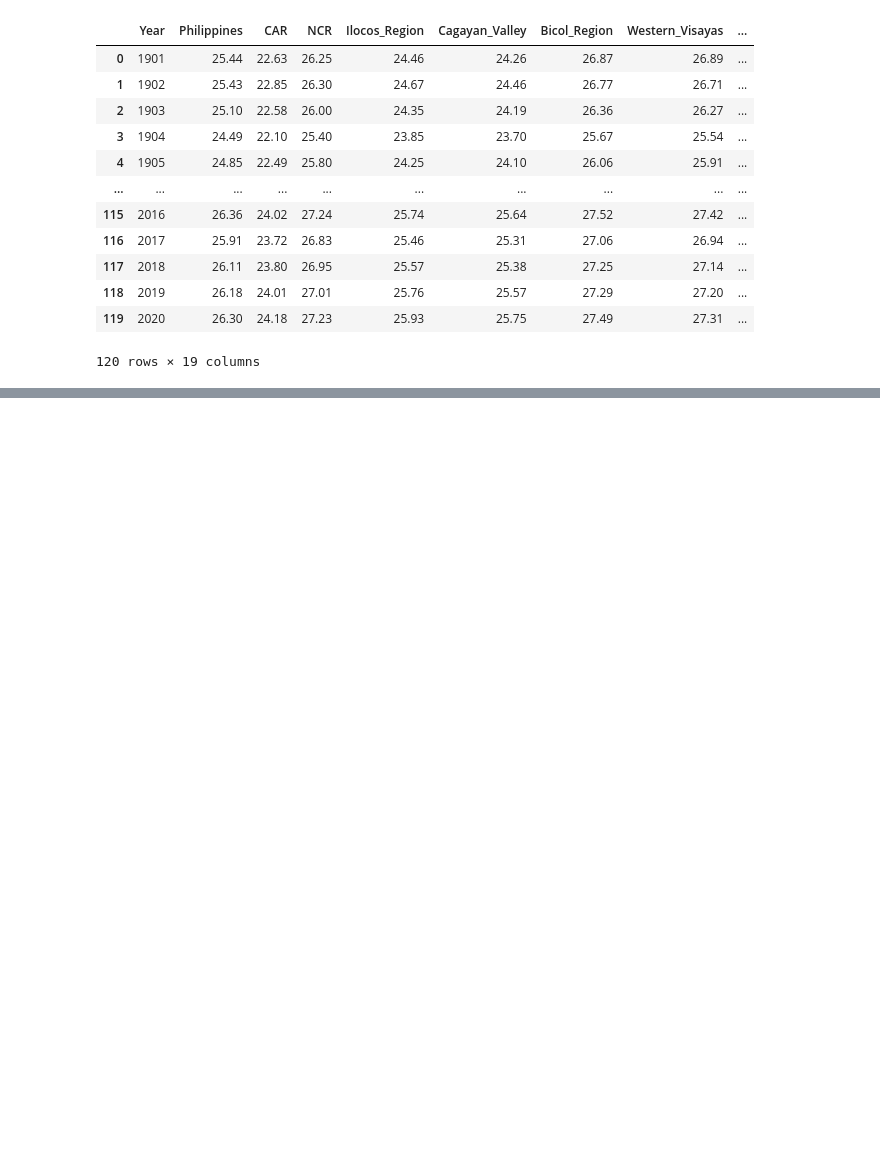
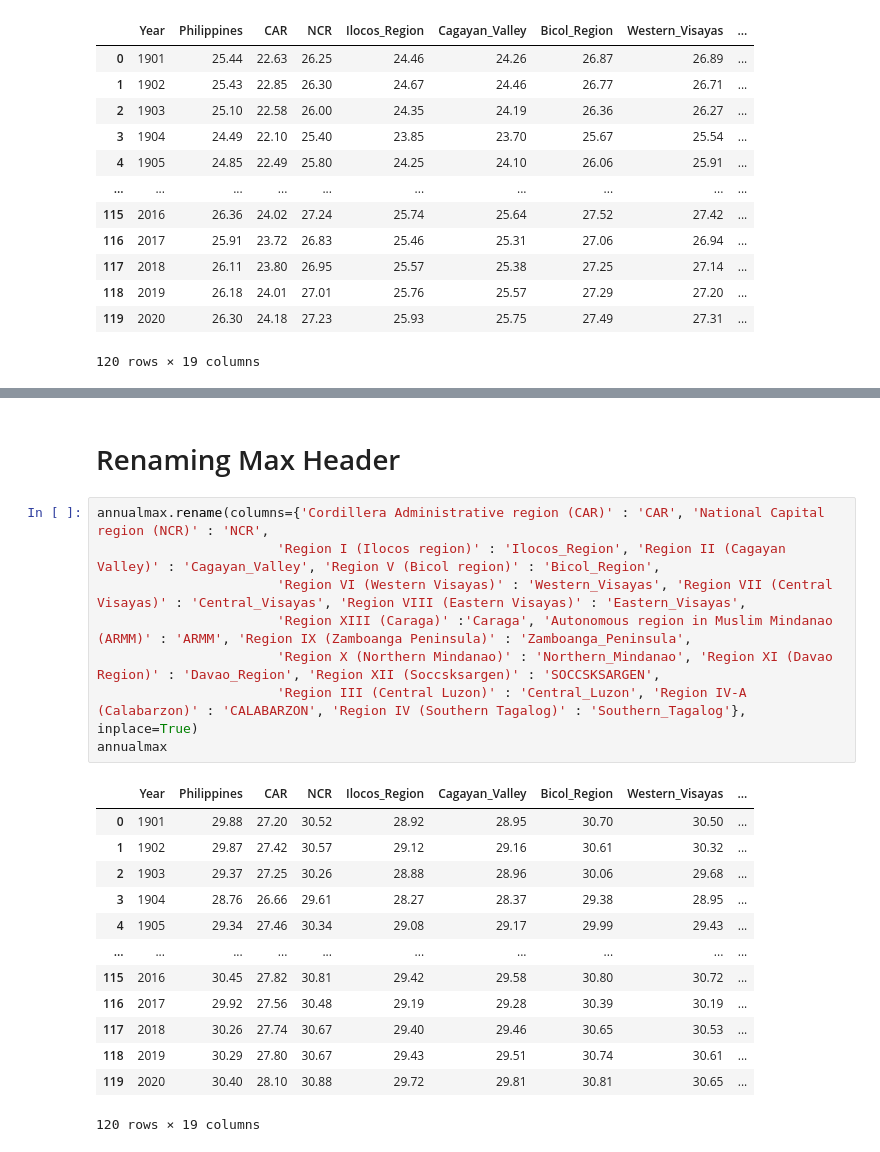
Before and after one commit to edbertocampo/Analytics-Techniques-and-Tools-Proposal-, a Jupyter notebook: Climate_Change_in_the_Philippines_through_the_Years.ipynb, the cells around one changed output, grey strips where cells are left out. Drawn from its saved outputs; the diff is of its cells as text; blank space fills up the shorter version.

```diff
--- a/Climate_Change_in_the_Philippines_through_the_Years.ipynb
+++ b/Climate_Change_in_the_Philippines_through_the_Years.ipynb
@@ -67,0 +90,24 @@ annualmean
+# %% [markdown]
+# Renaming Max Header
+# %%
+annualmax.rename(columns={'Cordillera Administrative region (CAR)' : 'CAR', 'National Capital region (NCR)' : 'NCR',
+                       'Region I (Ilocos region)' : 'Ilocos_Region', 'Region II (Cagayan Valley)' : 'Cagayan_Valley', 'Region V (Bicol region)' : 'Bicol_Region',
+                       'Region VI (Western Visayas)' : 'Western_Visayas', 'Region VII (Central Visayas)' : 'Central_Visayas', 'Region VIII (Eastern Visayas)' : 'Eastern_Visayas',
+                       'Region XIII (Caraga)' :'Caraga', 'Autonomous region in Muslim Mindanao (ARMM)' : 'ARMM', 'Region IX (Zamboanga Peninsula)' : 'Zamboanga_Peninsula',
+                       'Region X (Northern Mindanao)' : 'Northern_Mindanao', 'Region XI (Davao Region)' : 'Davao_Region', 'Region XII (Soccsksargen)' : 'SOCCSKSARGEN',
+                       'Region III (Central Luzon)' : 'Central_Luzon', 'Region IV-A (Calabarzon)' : 'CALABARZON', 'Region IV (Southern Tagalog)' : 'Southern_Tagalog'}, inplace=True)
+annualmax
+# %% [output]
+|  | Year | Philippines | CAR | NCR | Ilocos_Region | Cagayan_Valley | Bicol_Region | Western_Visayas | ... |
+| 0 | 1901 | 29.88 | 27.20 | 30.52 | 28.92 | 28.95 | 30.70 | 30.50 | ... |
+| 1 | 1902 | 29.87 | 27.42 | 30.57 | 29.12 | 29.16 | 30.61 | 30.32 | ... |
+| 2 | 1903 | 29.37 | 27.25 | 30.26 | 28.88 | 28.96 | 30.06 | 29.68 | ... |
+| 3 | 1904 | 28.76 | 26.66 | 29.61 | 28.27 | 28.37 | 29.38 | 28.95 | ... |
+| 4 | 1905 | 29.34 | 27.46 | 30.34 | 29.08 | 29.17 | 29.99 | 29.43 | ... |
+| ... | ... | ... | ... | ... | ... | ... | ... | ... | ... |
+| 115 | 2016 | 30.45 | 27.82 | 30.81 | 29.42 | 29.58 | 30.80 | 30.72 | ... |
+| 116 | 2017 | 29.92 | 27.56 | 30.48 | 29.19 | 29.28 | 30.39 | 30.19 | ... |
+| 117 | 2018 | 30.26 | 27.74 | 30.67 | 29.40 | 29.46 | 30.65 | 30.53 | ... |
+| 118 | 2019 | 30.29 | 27.80 | 30.67 | 29.43 | 29.51 | 30.74 | 30.61 | ... |
+| 119 | 2020 | 30.40 | 28.10 | 30.88 | 29.72 | 29.81 | 30.81 | 30.65 | ... |
+120 rows × 19 columns
```
Also changed, not shown: parts of 3 cells of this notebook.
